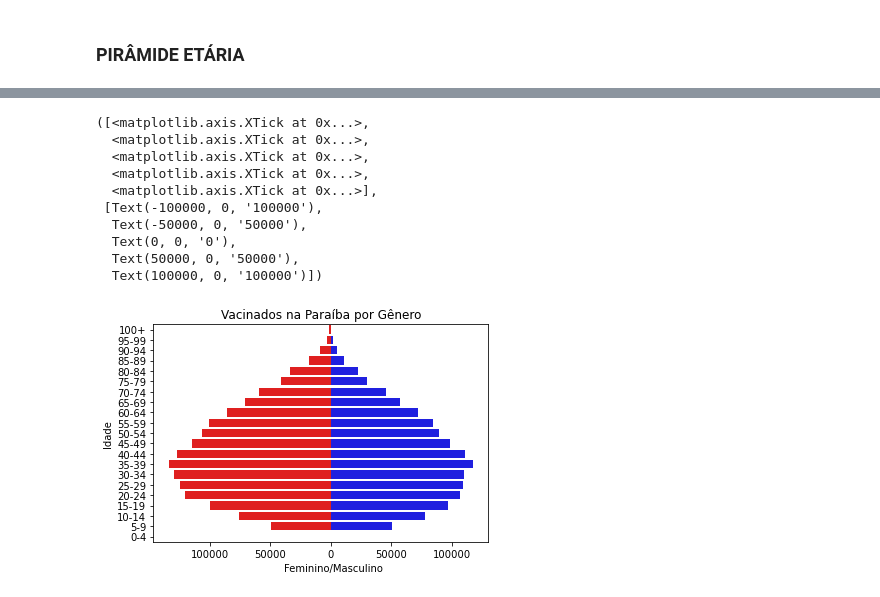
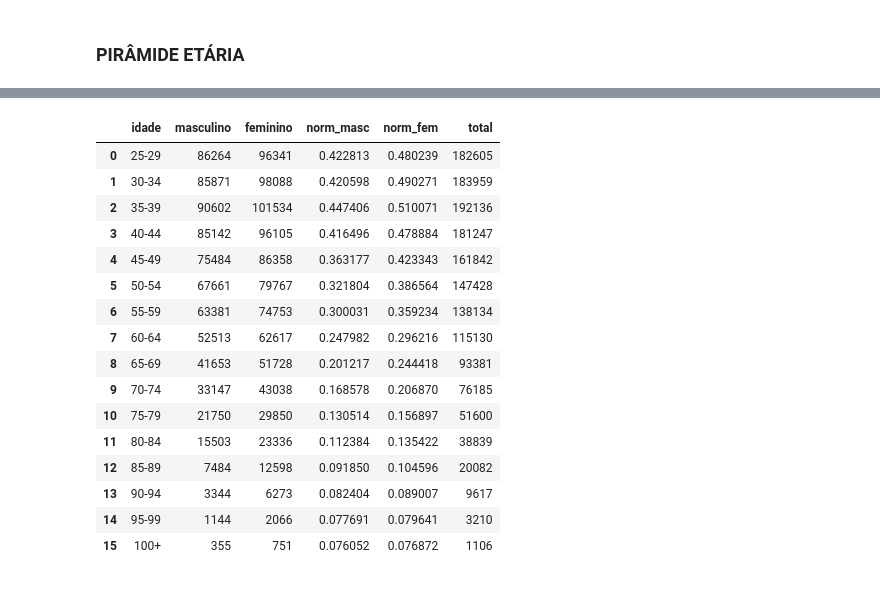
Before and after one commit to maxbarbosa/data-science-final-project, a Jupyter notebook: pir_etaria_n_analise_temporal.ipynb, the cells around one changed output, grey strips where cells are left out. Saved outputs shown, nothing was run; the diff lists cells and outputs as text; code cells hidden in the pictures.

```diff
--- a/pir_etaria_n_analise_temporal.ipynb
+++ b/pir_etaria_n_analise_temporal.ipynb
@@ -71,4 +154,2 @@ pir_df.columns = ['Idade', 'Masculino', 'Feminino']
 # %%
-pir_df['Total'] = pir_df['Masculino'] + pir_df['Feminino']
+pir_df['total'] = pir_df.masculino + pir_df.feminino
-# %%
-pir_df['Feminino'] = pir_df['Feminino'] * -1
@@ -78,21 +156,26 @@ ord.reverse()
-# %%
-ax1 = sns.barplot(x='Masculino', y='Idade', order = ord ,data= pir_df, color= 'b')
-ax2 = sns.barplot(x='Feminino', y='Idade', order = ord, data= pir_df, color = 'r')
-
-plt.title("Vacinados na Paraíba por Gênero")
-plt.xlabel("        Feminino/Masculino")
-
-plt.xticks(ticks=[-100000, -50000, 0, 50000, 100000],
-labels=['100000', '50000', '0', '50000', '100000'])
-# %% [output]
-([<matplotlib.axis.XTick at 0x...>,
-  <matplotlib.axis.XTick at 0x...>,
-  <matplotlib.axis.XTick at 0x...>,
-  <matplotlib.axis.XTick at 0x...>,
-  <matplotlib.axis.XTick at 0x...>],
- [Text(-100000, 0, '100000'),
-  Text(-50000, 0, '50000'),
-  Text(0, 0, '0'),
-  Text(50000, 0, '50000'),
-  Text(100000, 0, '100000')])
-[figure, removed]
+# %%
+med_total = np.mean(pir_df.total)
+std_total = np.std(pir_df.total)
+# %%
+pir_df.norm_masc = norm.cdf(pir_df.masculino, loc = med_total, scale = std_total)
+pir_df.norm_fem = norm.cdf(pir_df.feminino, loc = med_total, scale = std_total)
+# %%
+pir_df
+# %% [output]
+|  | idade | masculino | feminino | norm_masc | norm_fem | total |
+| 0 | 25-29 | 86264 | 96341 | 0.422813 | 0.480239 | 182605 |
+| 1 | 30-34 | 85871 | 98088 | 0.420598 | 0.490271 | 183959 |
+| 2 | 35-39 | 90602 | 101534 | 0.447406 | 0.510071 | 192136 |
+| 3 | 40-44 | 85142 | 96105 | 0.416496 | 0.478884 | 181247 |
+| 4 | 45-49 | 75484 | 86358 | 0.363177 | 0.423343 | 161842 |
+| 5 | 50-54 | 67661 | 79767 | 0.321804 | 0.386564 | 147428 |
+| 6 | 55-59 | 63381 | 74753 | 0.300031 | 0.359234 | 138134 |
+| 7 | 60-64 | 52513 | 62617 | 0.247982 | 0.296216 | 115130 |
+| 8 | 65-69 | 41653 | 51728 | 0.201217 | 0.244418 | 93381 |
+| 9 | 70-74 | 33147 | 43038 | 0.168578 | 0.206870 | 76185 |
+| 10 | 75-79 | 21750 | 29850 | 0.130514 | 0.156897 | 51600 |
+| 11 | 80-84 | 15503 | 23336 | 0.112384 | 0.135422 | 38839 |
+| 12 | 85-89 | 7484 | 12598 | 0.091850 | 0.104596 | 20082 |
+| 13 | 90-94 | 3344 | 6273 | 0.082404 | 0.089007 | 9617 |
+| 14 | 95-99 | 1144 | 2066 | 0.077691 | 0.079641 | 3210 |
+| 15 | 100+ | 355 | 751 | 0.076052 | 0.076872 | 1106 |
```
Also changed, not shown: parts of 18 cells of this notebook, 2 other files.
